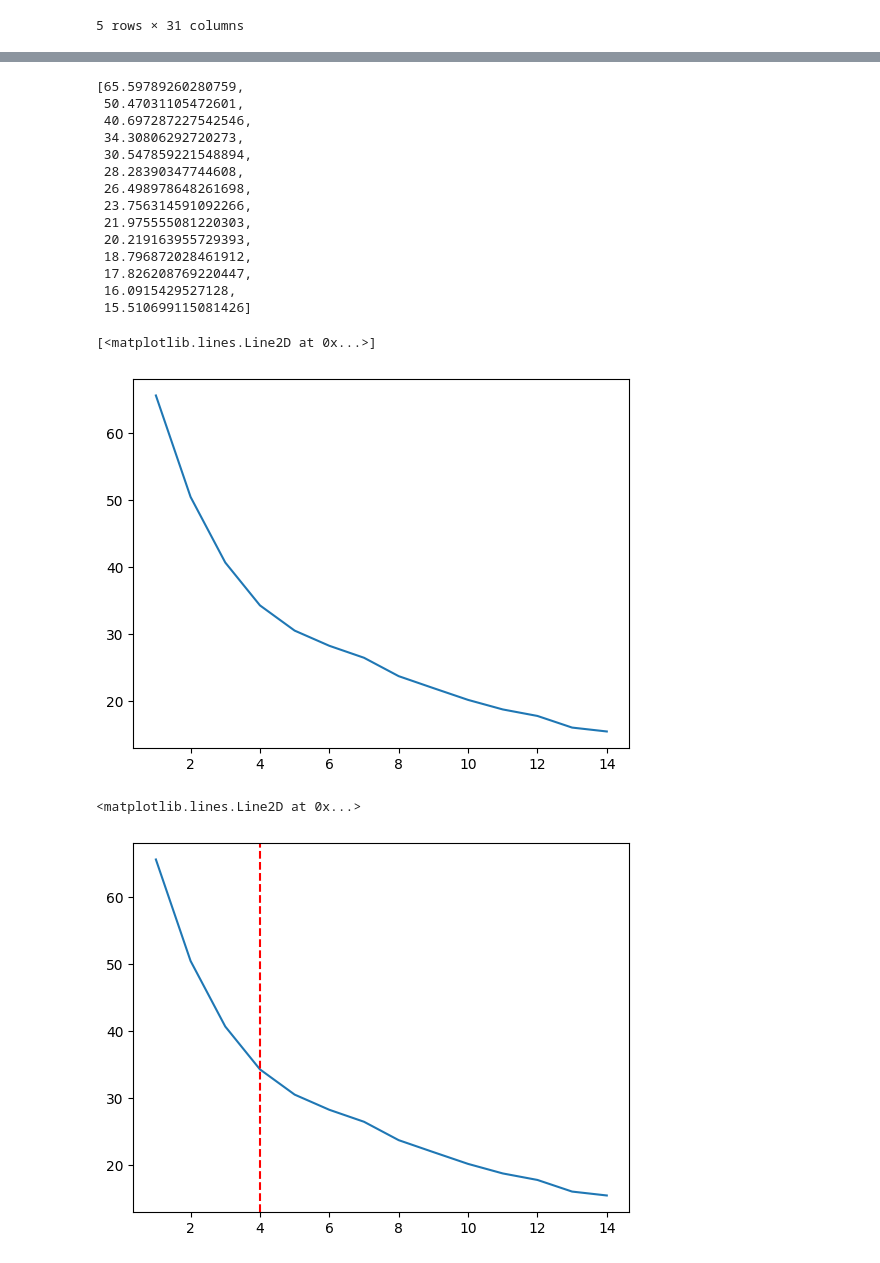
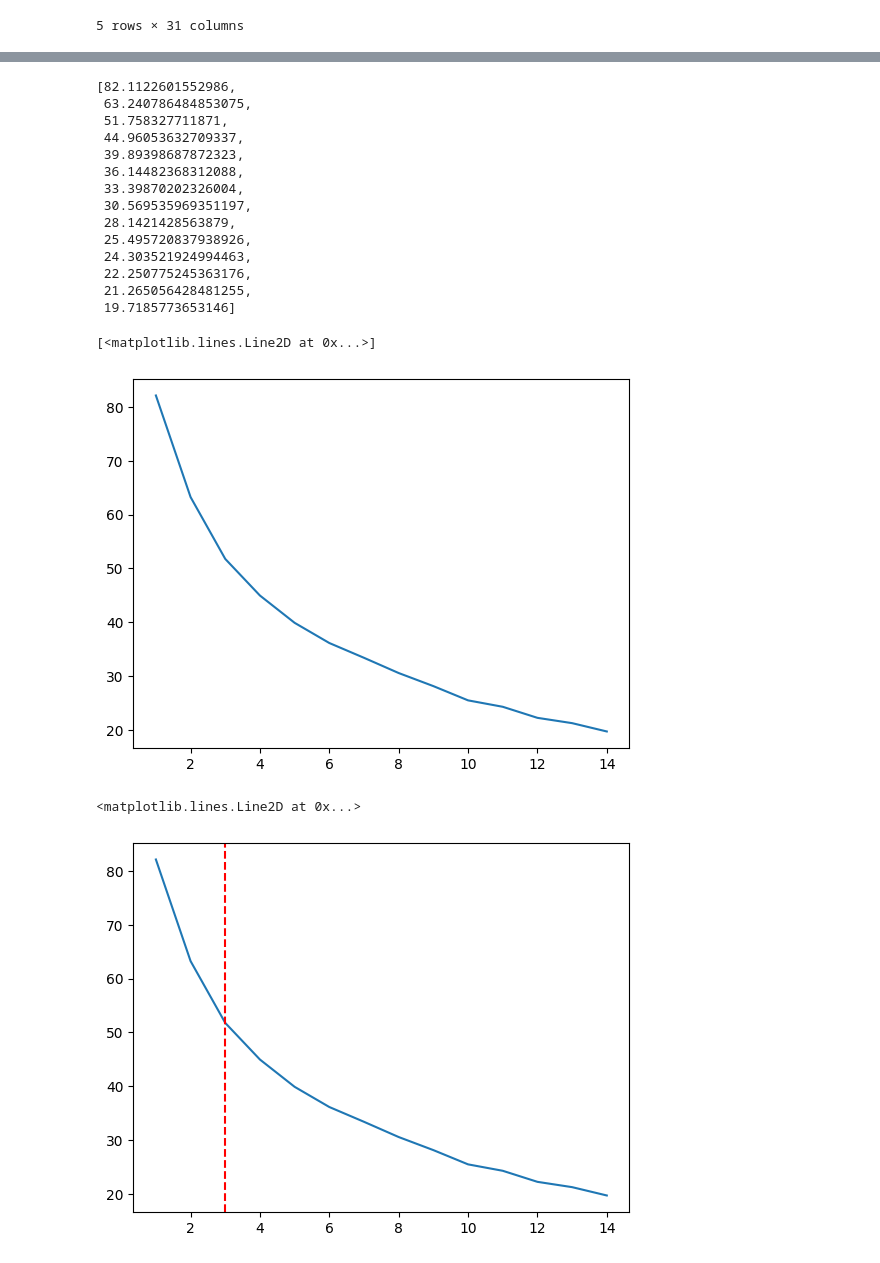
Before and after one commit to chinmayparekh/CourseRecSys, a Jupyter notebook: courseRecSys.ipynb, the cells around one changed output, grey strips where cells are left out. Drawn from its saved outputs; the diff is of its cells as text; code cells hidden in the pictures.

```diff
--- a/courseRecSys.ipynb
+++ b/courseRecSys.ipynb
@@ -29,5 +31,5 @@ df=df.drop(['Start time','Completion time','Email','Name','Name(not mandatory)\n
 # %%
-df=df.replace(np.nan, 0)
+df=df.replace(np.nan, 0.5)
 df
 # %% [output]
 |  | Data Structures and Algorithms | Computer Architecture\n | Discrete Mathematics\n | Economics | Programming-2 | ... |
@@ -82,31 +86,31 @@ for number_of_clusters in range(1, 15):
     wcss.append(kmeans.inertia_)
 wcss
 # %% [output]
-[65.59789260280759,
- 50.47031105472601,
- 40.697287227542546,
- 34.30806292720273,
- 30.547859221548894,
- 28.28390347744608,
- 26.498978648261698,
- 23.756314591092266,
- 21.975555081220303,
- 20.219163955729393,
- 18.796872028461912,
- 17.826208769220447,
- 16.0915429527128,
- 15.510699115081426]
+[82.1122601552986,
+ 63.240786484853075,
+ 51.758327711871,
+ 44.96053632709337,
+ 39.89398687872323,
+ 36.14482368312088,
+ 33.39870202326004,
+ 30.569535969351197,
+ 28.1421428563879,
+ 25.495720837938926,
+ 24.303521924994463,
+ 22.250775245363176,
+ 21.265056428481255,
+ 19.7185773653146]
 # %%
 ks = [1, 2, 3, 4, 5 , 6 , 7 , 8, 9, 10,11,12,13,14]
 plt.plot(ks, wcss)
 # %% [output]
 [<matplotlib.lines.Line2D at 0x...>]
-[figure, old version]
+[figure, new version]
 # %%
 ks = [1, 2, 3, 4, 5 , 6 , 7 , 8, 9, 10,11,12,13,14]
 plt.plot(ks, wcss);
-plt.axvline(4, linestyle='--', color='r')
+plt.axvline(3, linestyle='--', color='r')
 # %% [output]
 <matplotlib.lines.Line2D at 0x...>
-[figure, old version]
+[figure, new version]
 # %%
```
Also changed, not shown: parts of 6 cells of this notebook, 3 other files.
